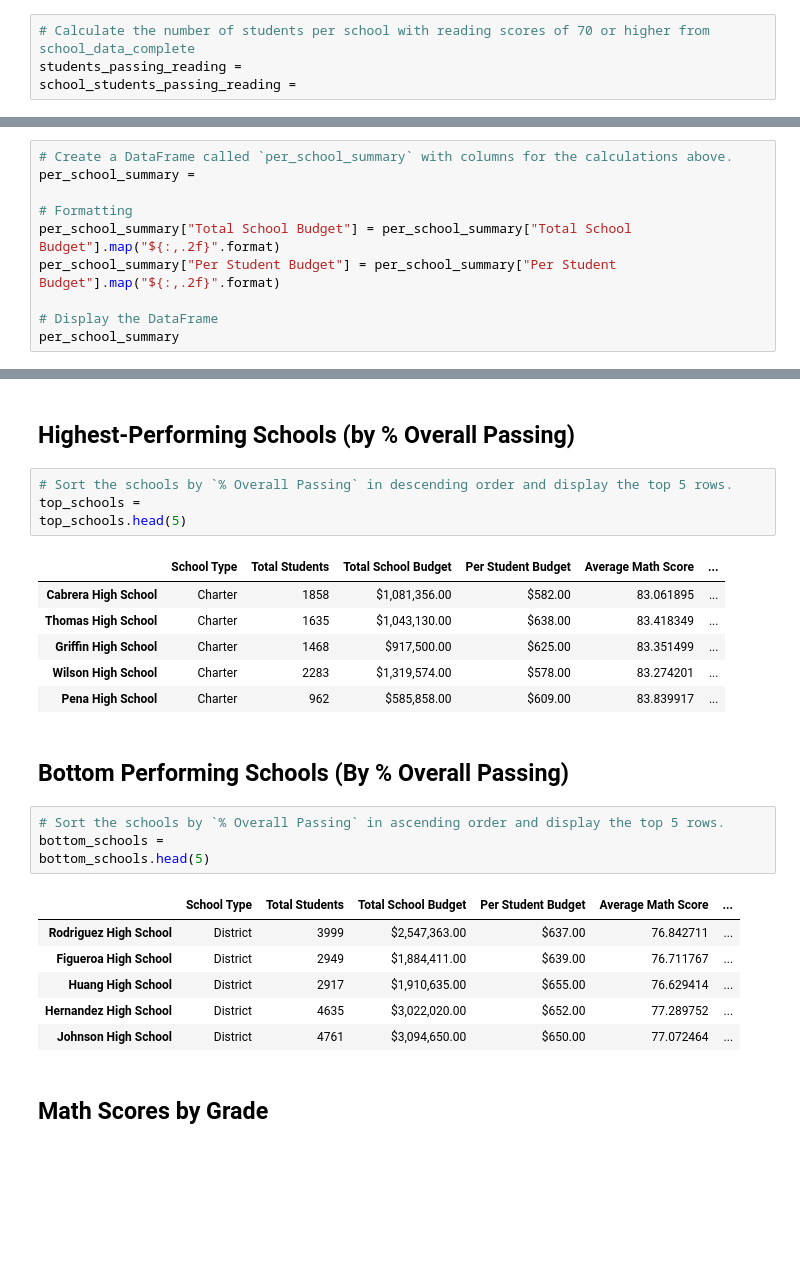
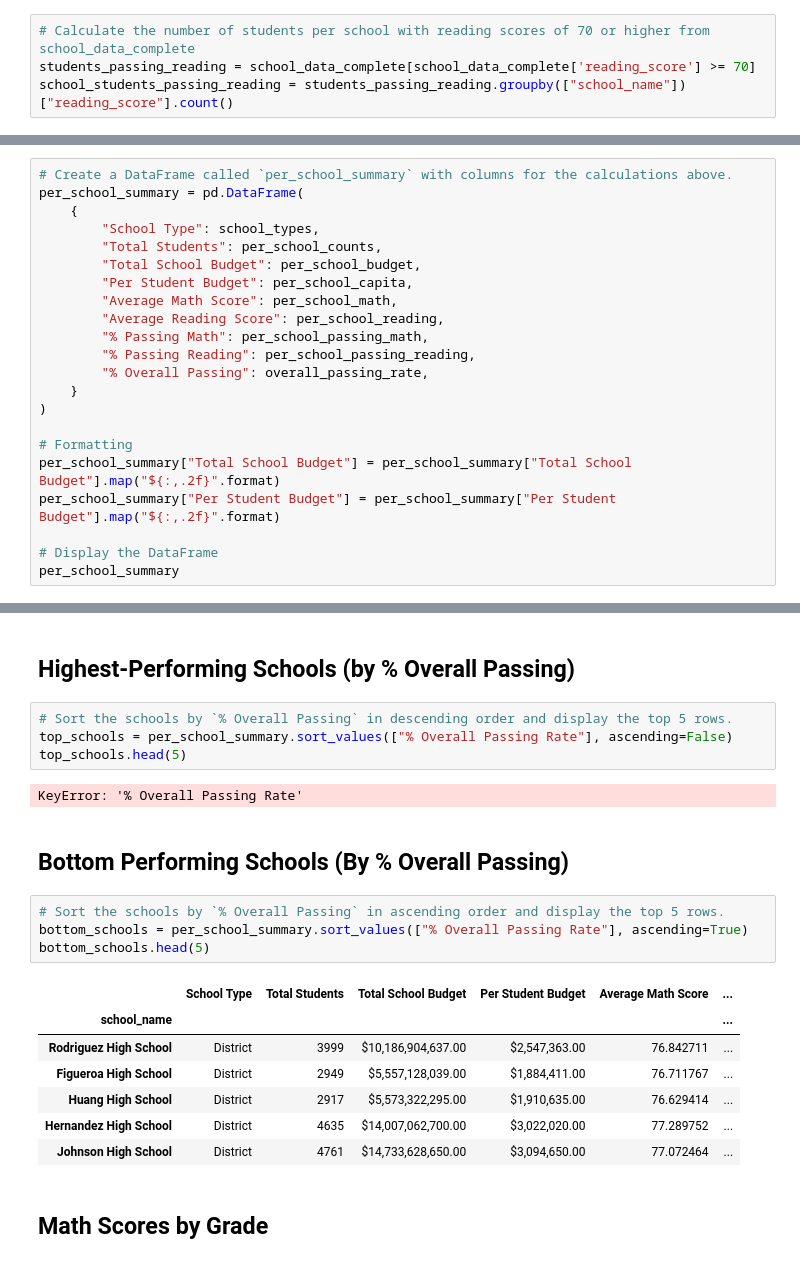
Before and after one commit to TheBasht/pandas-challenge, a Jupyter notebook: PyCitySchools/PyCitySchools_starter.ipynb, the cells around one changed output, grey strips where cells are left out. Saved outputs shown, nothing was run; the diff lists cells and outputs as text; blank space fills up the shorter version.

```diff
--- a/PyCitySchools/PyCitySchools_starter.ipynb
+++ b/PyCitySchools/PyCitySchools_starter.ipynb
@@ -166,8 +166,8 @@ students_passing_math = school_data_complete[school_data_complete['math_score']
 school_students_passing_math = students_passing_math.groupby(["school_name"])["math_score"].count()
 # %%
 # Calculate the number of students per school with reading scores of 70 or higher from school_data_complete
-students_passing_reading =
-school_students_passing_reading =
+students_passing_reading = school_data_complete[school_data_complete['reading_score'] >= 70]
+school_students_passing_reading = students_passing_reading.groupby(["school_name"])["reading_score"].count()
 # %%
 # Use the provided code to calculate the number of students per school that passed both math and reading with scores of 70 or higher
 students_passing_math_and_reading = school_data_complete[
@@ -181,7 +181,19 @@ per_school_passing_reading = school_students_passing_reading / per_school_counts
 overall_passing_rate = school_students_passing_math_and_reading / per_school_counts * 100
 # %%
 # Create a DataFrame called `per_school_summary` with columns for the calculations above.
-per_school_summary =
+per_school_summary = pd.DataFrame(
+    {
+        "School Type": school_types,
+        "Total Students": per_school_counts,
+        "Total School Budget": per_school_budget,
+        "Per Student Budget": per_school_capita,
+        "Average Math Score": per_school_math,
+        "Average Reading Score": per_school_reading,
+        "% Passing Math": per_school_passing_math,
+        "% Passing Reading": per_school_passing_reading,
+        "% Overall Passing": overall_passing_rate,
+    }
+)
 
 # Formatting
 per_school_summary["Total School Budget"] = per_school_summary["Total School Budget"].map("${:,.2f}".format)
@@ -210,28 +223,24 @@ per_school_summary
 ## Highest-Performing Schools (by % Overall Passing)
 # %%
 # Sort the schools by `% Overall Passing` in descending order and display the top 5 rows.
-top_schools =
+top_schools = per_school_summary.sort_values(["% Overall Passing Rate"], ascending=False)
 top_schools.head(5)
 # %% [output]
-|  | School Type | Total Students | Total School Budget | Per Student Budget | Average Math Score | ... |
-| Cabrera High School | Charter | 1858 | $1,081,356.00 | $582.00 | 83.061895 | ... |
-| Thomas High School | Charter | 1635 | $1,043,130.00 | $638.00 | 83.418349 | ... |
-| Griffin High School | Charter | 1468 | $917,500.00 | $625.00 | 83.351499 | ... |
-| Wilson High School | Charter | 2283 | $1,319,574.00 | $578.00 | 83.274201 | ... |
-| Pena High School | Charter | 962 | $585,858.00 | $609.00 | 83.839917 | ... |
+KeyError: '% Overall Passing Rate'
 # %% [markdown]
 ## Bottom Performing Schools (By % Overall Passing)
 # %%
 # Sort the schools by `% Overall Passing` in ascending order and display the top 5 rows.
-bottom_schools =
+bottom_schools = per_school_summary.sort_values(["% Overall Passing Rate"], ascending=True)
 bottom_schools.head(5)
 # %% [output]
 |  | School Type | Total Students | Total School Budget | Per Student Budget | Average Math Score | ... |
-| Rodriguez High School | District | 3999 | $2,547,363.00 | $637.00 | 76.842711 | ... |
-| Figueroa High School | District | 2949 | $1,884,411.00 | $639.00 | 76.711767 | ... |
-| Huang High School | District | 2917 | $1,910,635.00 | $655.00 | 76.629414 | ... |
-| Hernandez High School | District | 4635 | $3,022,020.00 | $652.00 | 77.289752 | ... |
-| Johnson High School | District | 4761 | $3,094,650.00 | $650.00 | 77.072464 | ... |
+| school_name |  |  |  |  |  | ... |
+| Rodriguez High School | District | 3999 | $10,186,904,637.00 | $2,547,363.00 | 76.842711 | ... |
+| Figueroa High School | District | 2949 | $5,557,128,039.00 | $1,884,411.00 | 76.711767 | ... |
+| Huang High School | District | 2917 | $5,573,322,295.00 | $1,910,635.00 | 76.629414 | ... |
+| Hernandez High School | District | 4635 | $14,007,062,700.00 | $3,022,020.00 | 77.289752 | ... |
+| Johnson High School | District | 4761 | $14,733,628,650.00 | $3,094,650.00 | 77.072464 | ... |
 # %% [markdown]
 ## Math Scores by Grade
 # %%
```
Also changed, not shown: parts of 7 cells of this notebook.
